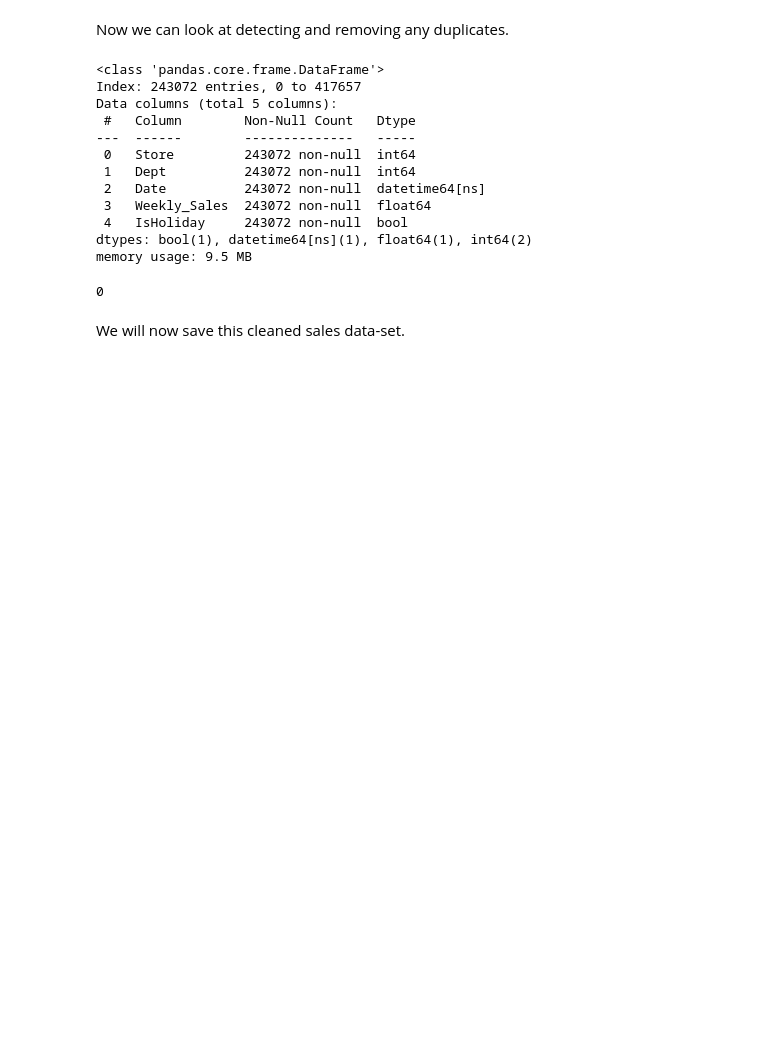
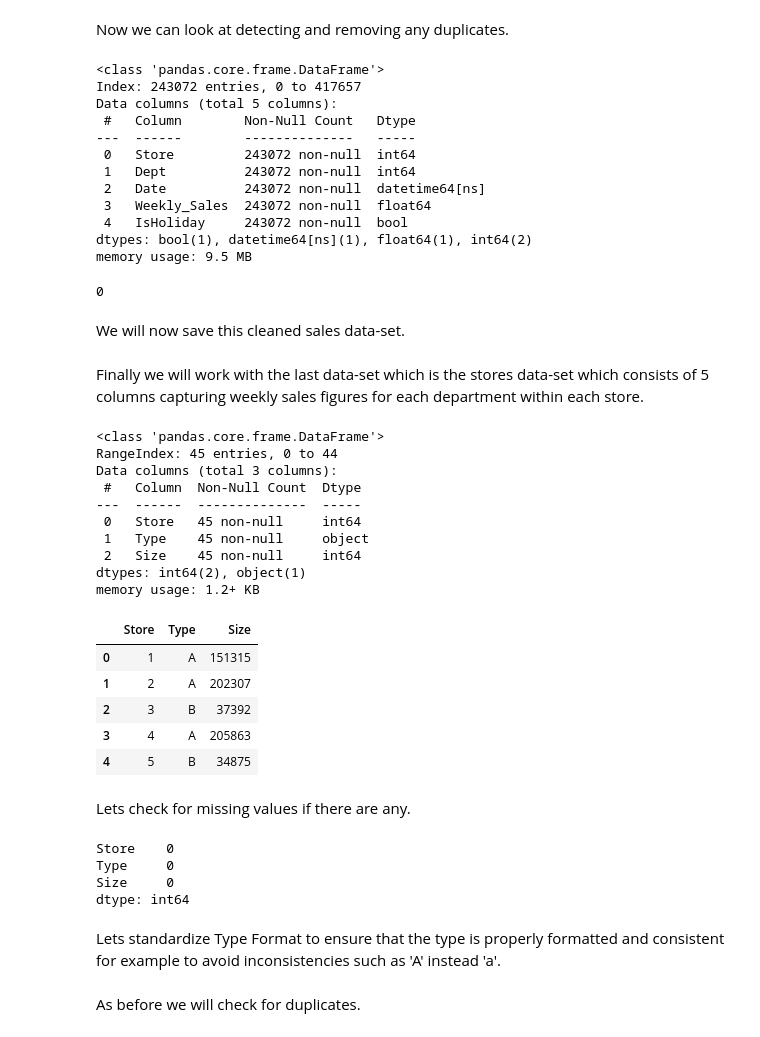
Before and after one commit to Shema774/Retail-Hackathon-1, a Jupyter notebook: jupyter_notebooks/Data_Investigation.ipynb, the cells around one changed output. Drawn from its saved outputs; the diff is of its cells as text; code cells hidden in the pictures; blank space fills up the shorter version.

```diff
--- a/jupyter_notebooks/Data_Investigation.ipynb
+++ b/jupyter_notebooks/Data_Investigation.ipynb
@@ -253,3 +253,41 @@ print(sales_df.duplicated().sum())  # Should return 0 if there are no duplicates
 We will now save this cleaned sales data-set.
 # %%
 sales_df.to_csv('data/processed/cleaned_sales_data.csv', index=False)
+# %% [markdown]
+Finally we will work with the last data-set which is the stores data-set which consists of 5 columns capturing weekly sales figures for each department within each store.
+# %%
+import pandas as pd
+
+stores_df = pd.read_csv('../data/inputs/raw/stores data-set.csv')
+
+# Quick overview
+stores_df.info()
+stores_df.head()
+# %% [output]
+<class 'pandas.core.frame.DataFrame'>
+RangeIndex: 45 entries, 0 to 44
+Data columns (total 3 columns):
+ #   Column  Non-Null Count  Dtype
+---  ------  --------------  -----
+ 0   Store   45 non-null     int64
+ 1   Type    45 non-null     object
+ 2   Size    45 non-null     int64
+dtypes: int64(2), object(1)
+memory usage: 1.2+ KB
+|  | Store | Type | Size |
+| 0 | 1 | A | 151315 |
+| 1 | 2 | A | 202307 |
+| 2 | 3 | B | 37392 |
+| 3 | 4 | A | 205863 |
+| 4 | 5 | B | 34875 |
+# %% [markdown]
+Lets check for missing values if there are any.
+# %%
+stores_df.isnull().sum()   #0 will be returned for all columns to indicate no missing values
+# %% [output]
+Store    0
+Type     0
+Size     0
+dtype: int64
+# %% [markdown]
+Lets standardize Type Format to ensure that the type is properly formatted and consistent for example to avoid inconsistencies such as 'A' instead 'a'.
@@ -255,0 +296,2 @@ sales_df.to_csv('data/processed/cleaned_sales_data.csv', index=False)
+# %% [markdown]
+As before we will check for duplicates.
```
Also changed, not shown: parts of 5 cells of this notebook.
